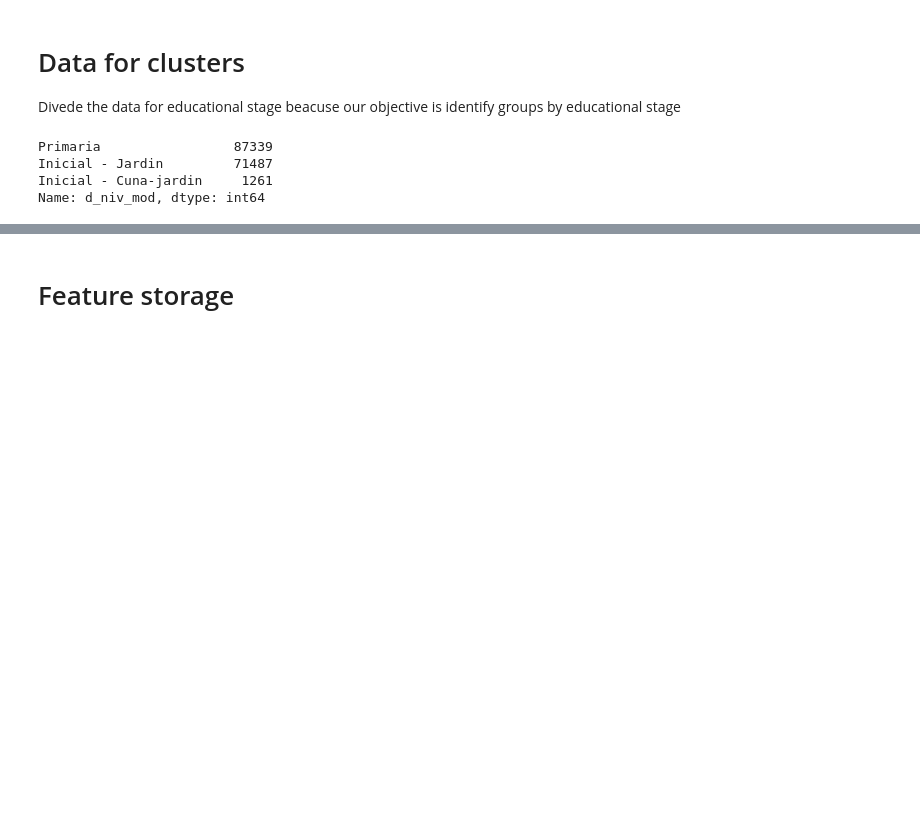
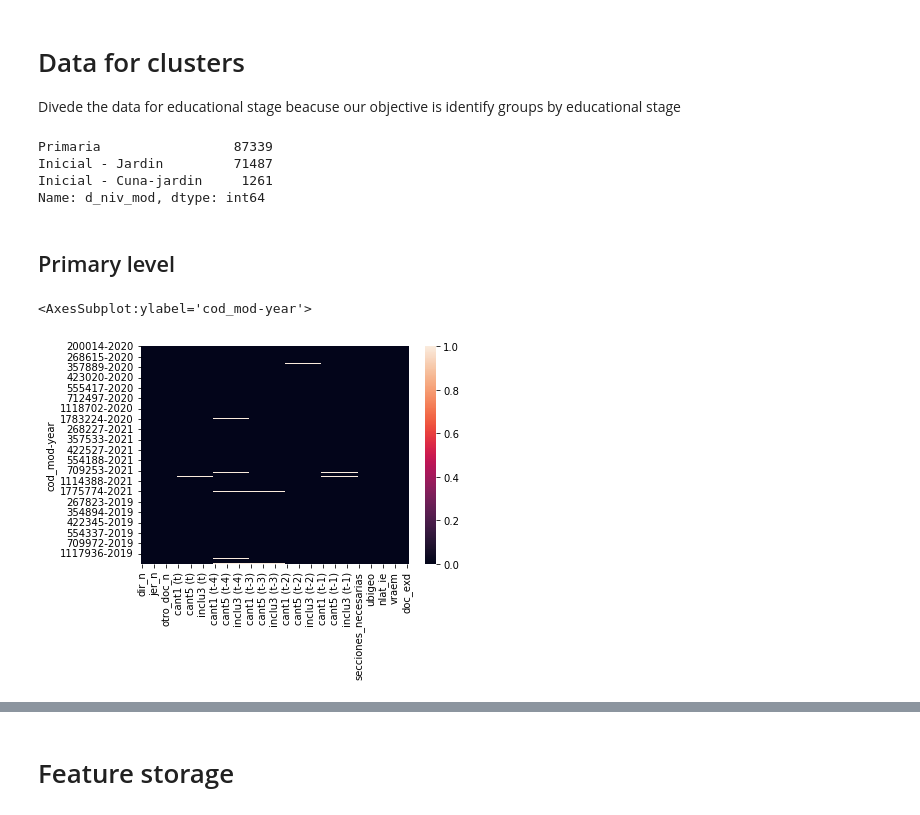
Before and after one commit to hugoferquiroz/AITeacherAllocation, a Jupyter notebook: Scripts/2-2 clusters.ipynb, the cells around one changed output, grey strips where cells are left out. Saved outputs shown, nothing was run; the diff lists cells and outputs as text; code cells hidden in the pictures; blank space fills up the shorter version.

Commit message:
update primary

```diff
--- a/Scripts/2-2 clusters.ipynb
+++ b/Scripts/2-2 clusters.ipynb
@@ -70,6 +70,8 @@ def drop_no_relevant(df):
     df['doc_exd']= df['doc_aula_exd_n']+df['doc_aula_exd_c']
     df = df.drop(columns=['doc_aula_exd_n', 'doc_aula_exd_c'])
     return df
+# %% [markdown]
+## Primary level
 # %%
 # Primary
 df_primaria = df.loc[df['d_niv_mod']=='Primaria']
@@ -79,0 +85,7 @@ df_primaria = df_primaria.drop(columns=enrolment_no_primary)
+# %%
+# Inspecting missing
+import seaborn as sns
+sns.heatmap(df_primaria.isnull())
+# %% [output]
+<AxesSubplot:ylabel='cod_mod-year'>
+[figure, added]
```
Also changed, not shown: parts of 10 cells of this notebook.
